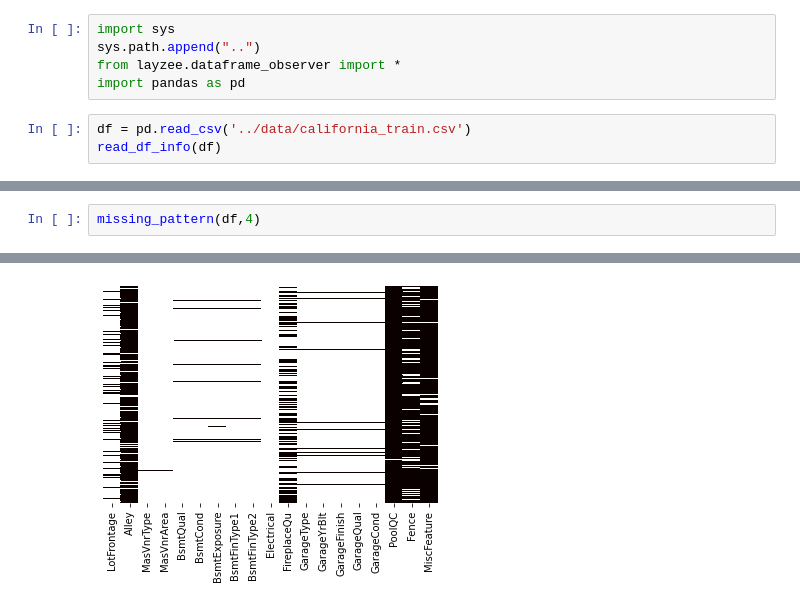
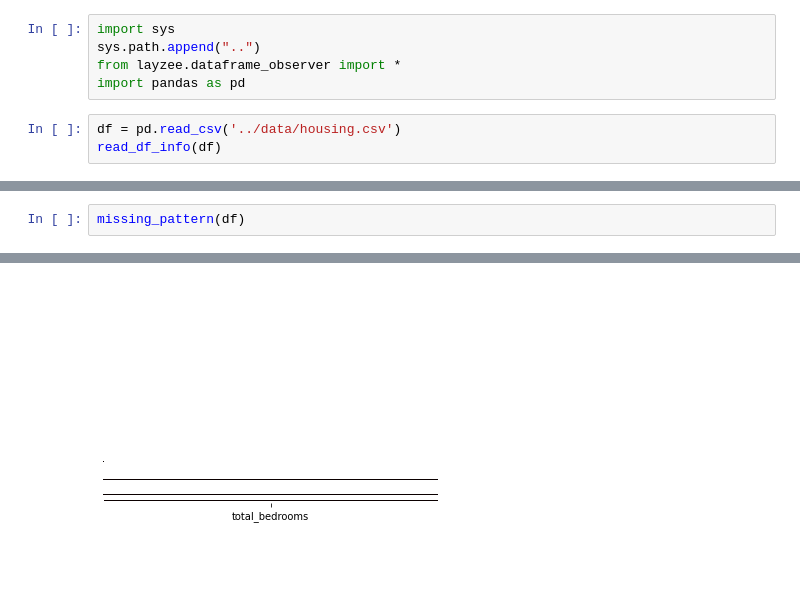
Before and after one commit to HunterKruger/Layzee, a Jupyter notebook: examples/test_dataframe_observer.ipynb, the cells around one changed output, grey strips where cells are left out. Drawn from its saved outputs; the diff is of its cells as text; blank space fills up the shorter version.

```diff
--- a/examples/test_dataframe_observer.ipynb
+++ b/examples/test_dataframe_observer.ipynb
@@ -4,7 +4,7 @@ sys.path.append("..")
 from layzee.dataframe_observer import *
 import pandas as pd
 # %%
-df = pd.read_csv('../data/california_train.csv')
+df = pd.read_csv('../data/housing.csv')
 read_df_info(df)
 # %% [output]
 ------------------
@@ -83,3 +51,3 @@ correlation(df[['MSSubClass','LotArea','SalePrice','LotFrontage']],'pearson', 2)
 # %%
-missing_pattern(df,4)
+missing_pattern(df)
 # %% [output]
@@ -92,2 +54,2 @@ missing_pattern(df,4)
-[figure, old version]
+[figure, new version]
 # %%
```
Also changed, not shown: parts of 29 cells of this notebook, 5 other files.
